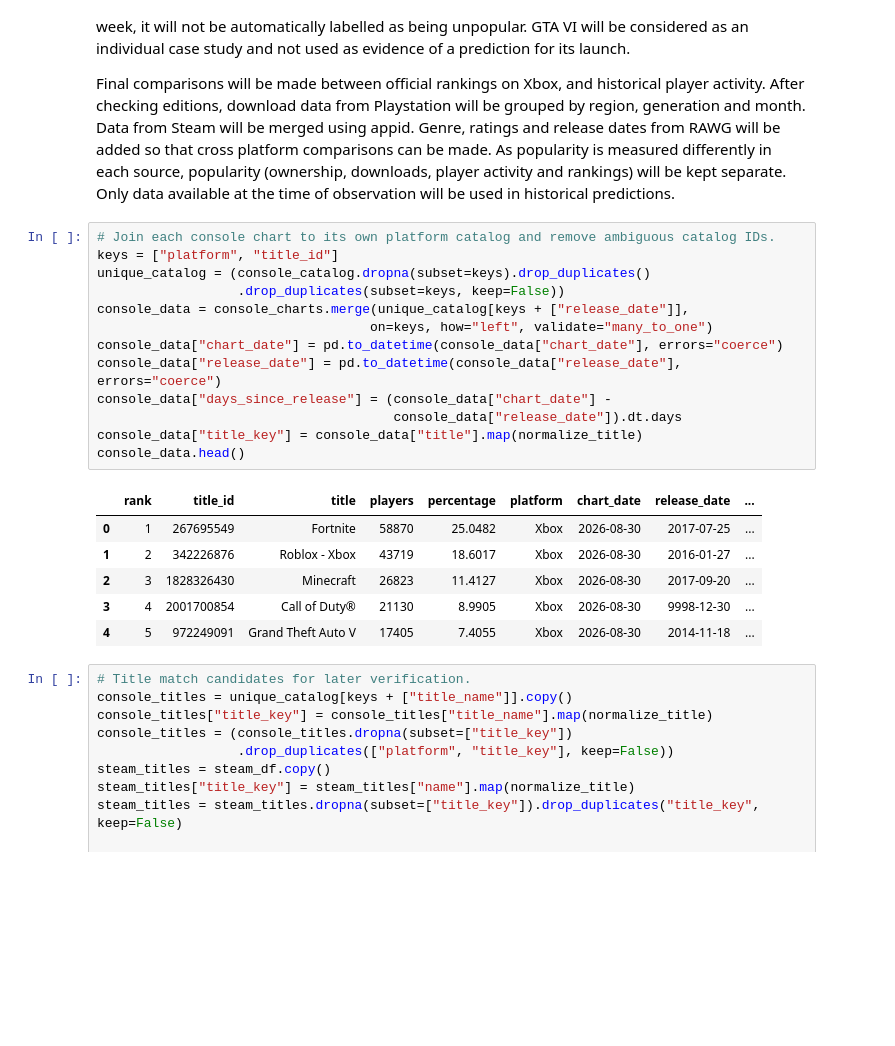
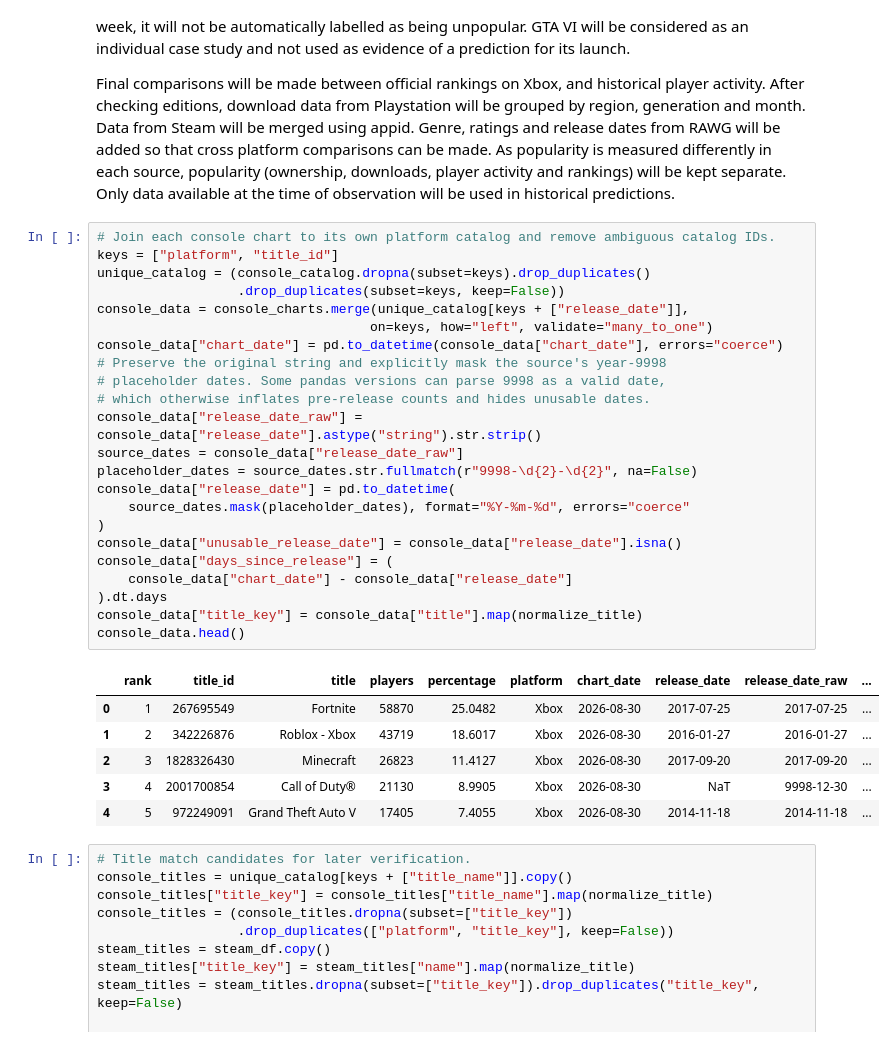
Before and after one commit to IT4063C-Fall2026/data-tech-analytics-final-project-nyamsijr, a Jupyter notebook: source.ipynb, the cells around one changed output. Drawn from its saved outputs; the diff is of its cells as text; blank space fills up the shorter version.

```diff
--- a/source.ipynb
+++ b/source.ipynb
@@ -653,23 +652,33 @@ Final comparisons will be made between official rankings on Xbox, and historical
 # %%
 # Join each console chart to its own platform catalog and remove ambiguous catalog IDs.
 keys = ["platform", "title_id"]
 unique_catalog = (console_catalog.dropna(subset=keys).drop_duplicates()
                   .drop_duplicates(subset=keys, keep=False))
 console_data = console_charts.merge(unique_catalog[keys + ["release_date"]],
                                    on=keys, how="left", validate="many_to_one")
 console_data["chart_date"] = pd.to_datetime(console_data["chart_date"], errors="coerce")
-console_data["release_date"] = pd.to_datetime(console_data["release_date"], errors="coerce")
-console_data["days_since_release"] = (console_data["chart_date"] -
-                                      console_data["release_date"]).dt.days
+# Preserve the original string and explicitly mask the source's year-9998
+# placeholder dates. Some pandas versions can parse 9998 as a valid date,
+# which otherwise inflates pre-release counts and hides unusable dates.
+console_data["release_date_raw"] = console_data["release_date"].astype("string").str.strip()
+source_dates = console_data["release_date_raw"]
+placeholder_dates = source_dates.str.fullmatch(r"9998-\d{2}-\d{2}", na=False)
+console_data["release_date"] = pd.to_datetime(
+    source_dates.mask(placeholder_dates), format="%Y-%m-%d", errors="coerce"
+)
+console_data["unusable_release_date"] = console_data["release_date"].isna()
+console_data["days_since_release"] = (
+    console_data["chart_date"] - console_data["release_date"]
+).dt.days
 console_data["title_key"] = console_data["title"].map(normalize_title)
 console_data.head()
 # %% [output]
-|  | rank | title_id | title | players | percentage | platform | chart_date | release_date | ... |
-| 0 | 1 | 267695549 | Fortnite | 58870 | 25.0482 | Xbox | 2026-08-30 | 2017-07-25 | ... |
-| 1 | 2 | 342226876 | Roblox - Xbox | 43719 | 18.6017 | Xbox | 2026-08-30 | 2016-01-27 | ... |
-| 2 | 3 | 1828326430 | Minecraft | 26823 | 11.4127 | Xbox | 2026-08-30 | 2017-09-20 | ... |
-| 3 | 4 | 2001700854 | Call of Duty® | 21130 | 8.9905 | Xbox | 2026-08-30 | 9998-12-30 | ... |
-| 4 | 5 | 972249091 | Grand Theft Auto V | 17405 | 7.4055 | Xbox | 2026-08-30 | 2014-11-18 | ... |
+|  | rank | title_id | title | players | percentage | platform | chart_date | release_date | release_date_raw | ... |
+| 0 | 1 | 267695549 | Fortnite | 58870 | 25.0482 | Xbox | 2026-08-30 | 2017-07-25 | 2017-07-25 | ... |
+| 1 | 2 | 342226876 | Roblox - Xbox | 43719 | 18.6017 | Xbox | 2026-08-30 | 2016-01-27 | 2016-01-27 | ... |
+| 2 | 3 | 1828326430 | Minecraft | 26823 | 11.4127 | Xbox | 2026-08-30 | 2017-09-20 | 2017-09-20 | ... |
+| 3 | 4 | 2001700854 | Call of Duty® | 21130 | 8.9905 | Xbox | 2026-08-30 | NaT | 9998-12-30 | ... |
+| 4 | 5 | 972249091 | Grand Theft Auto V | 17405 | 7.4055 | Xbox | 2026-08-30 | 2014-11-18 | 2014-11-18 | ... |
 # %%
 # Title match candidates for later verification.
 console_titles = unique_catalog[keys + ["title_name"]].copy()
```
Also changed, not shown: parts of 25 cells of this notebook, 1 other file.
